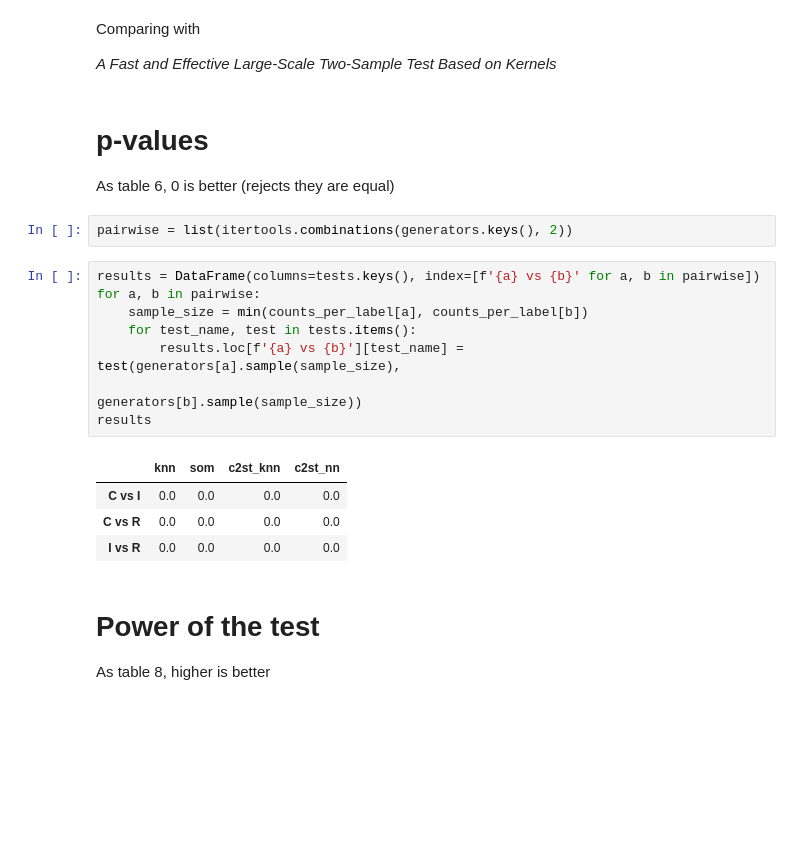
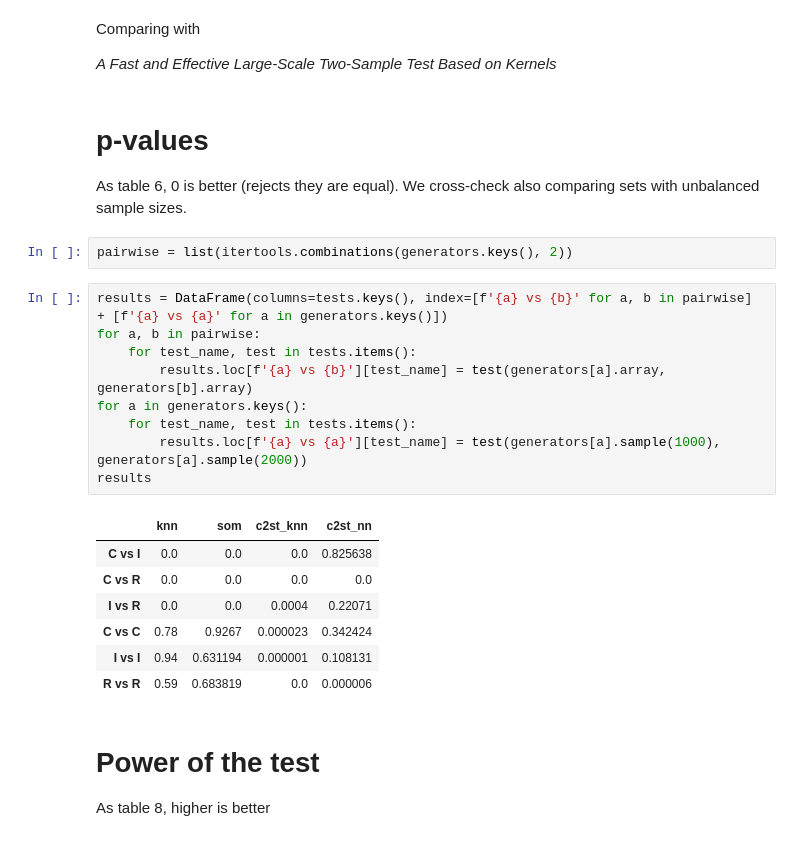
Before and after one commit to ayllon/SOMA, a Jupyter notebook: notebooks/sample_size/eye_dataset.ipynb, the cells around one changed output. Cells and saved outputs as stored; diff of their text form; blank space fills up the shorter version.

```diff
--- a/notebooks/sample_size/eye_dataset.ipynb
+++ b/notebooks/sample_size/eye_dataset.ipynb
@@ -47,22 +47,26 @@ Comparing with
 *A Fast and Effective Large-Scale Two-Sample Test Based on Kernels*
 # %% [markdown]
 # p-values
-As table 6, 0 is better (rejects they are equal)
+As table 6, 0 is better (rejects they are equal). We cross-check also comparing sets with unbalanced sample sizes.
 # %%
 pairwise = list(itertools.combinations(generators.keys(), 2))
 # %%
-results = DataFrame(columns=tests.keys(), index=[f'{a} vs {b}' for a, b in pairwise])
+results = DataFrame(columns=tests.keys(), index=[f'{a} vs {b}' for a, b in pairwise] + [f'{a} vs {a}' for a in generators.keys()])
 for a, b in pairwise:
-    sample_size = min(counts_per_label[a], counts_per_label[b])
     for test_name, test in tests.items():
-        results.loc[f'{a} vs {b}'][test_name] = test(generators[a].sample(sample_size),
-                                                     generators[b].sample(sample_size))
+        results.loc[f'{a} vs {b}'][test_name] = test(generators[a].array, generators[b].array)
+for a in generators.keys():
+    for test_name, test in tests.items():
+        results.loc[f'{a} vs {a}'][test_name] = test(generators[a].sample(1000), generators[a].sample(2000))
 results
 # %% [output]
 |  | knn | som | c2st_knn | c2st_nn |
-| C vs I | 0.0 | 0.0 | 0.0 | 0.0 |
+| C vs I | 0.0 | 0.0 | 0.0 | 0.825638 |
 | C vs R | 0.0 | 0.0 | 0.0 | 0.0 |
-| I vs R | 0.0 | 0.0 | 0.0 | 0.0 |
+| I vs R | 0.0 | 0.0 | 0.0004 | 0.22071 |
+| C vs C | 0.78 | 0.9267 | 0.000023 | 0.342424 |
+| I vs I | 0.94 | 0.631194 | 0.000001 | 0.108131 |
+| R vs R | 0.59 | 0.683819 | 0.0 | 0.000006 |
 # %% [markdown]
 # Power of the test
 As table 8, higher is better
```
Also changed, not shown: parts of 1 cell of this notebook.
